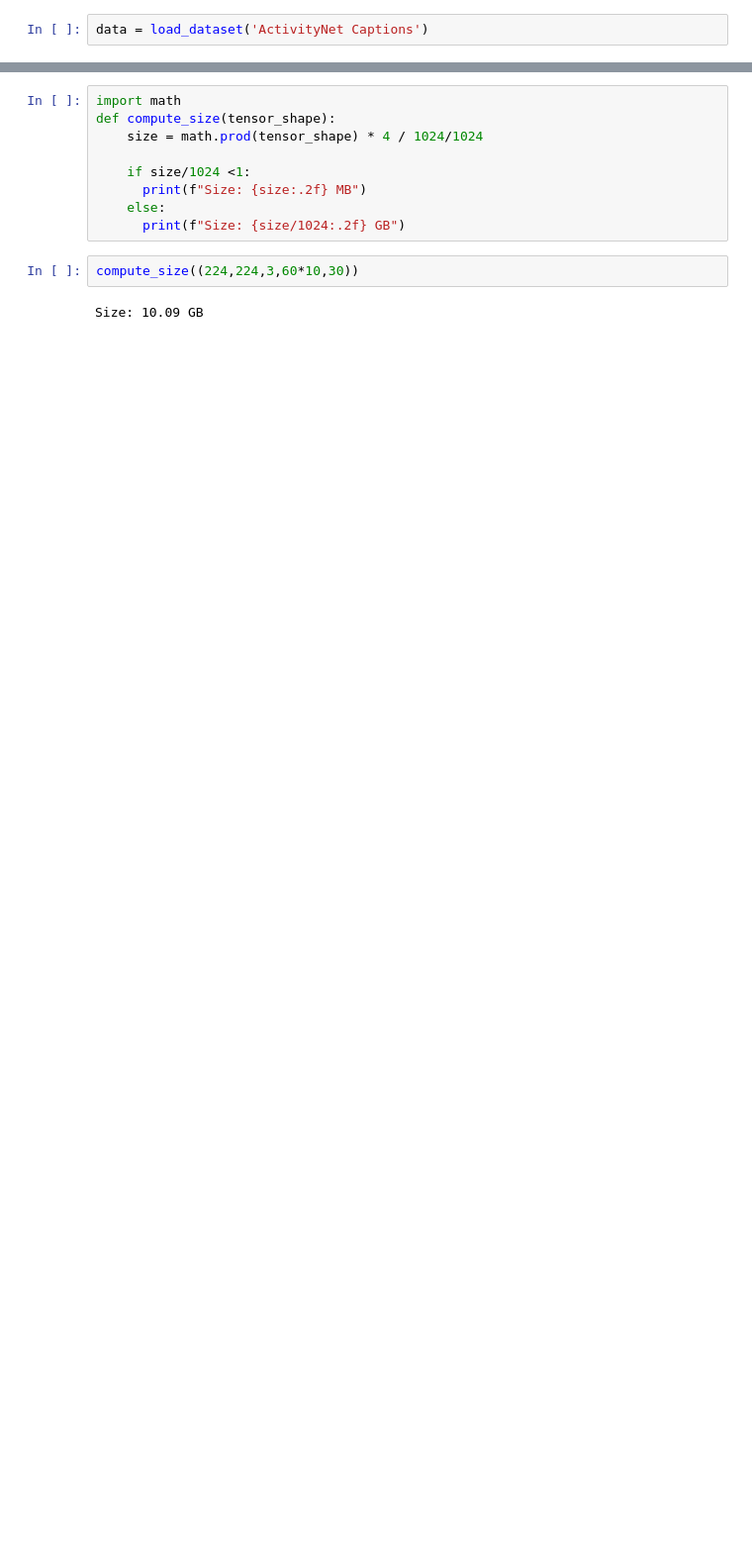
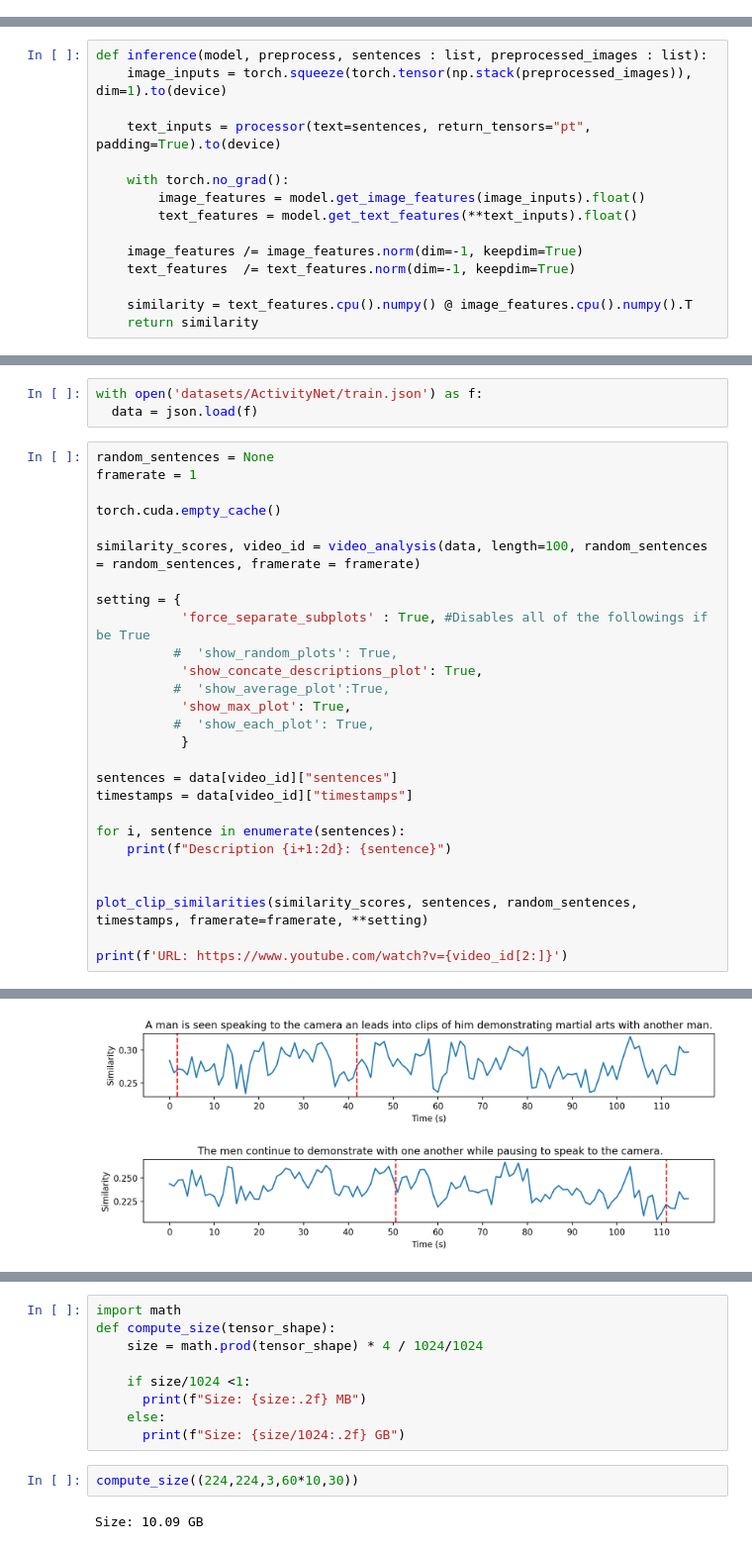
Before and after one commit to abreza/clip-video-embedder, a Jupyter notebook: examples/Toy_Examples.ipynb, the cells around one changed output, grey strips where cells are left out. Shown at 99% size. Cells and saved outputs as stored; diff of their text form; blank space fills up the shorter version.

```diff
--- a/examples/Toy_Examples.ipynb
+++ b/examples/Toy_Examples.ipynb
@@ -392,2 +0,0 @@ def video_analysis(data, length, random_sentences = None, framerate=1,  video_id
-# %%
-data = load_dataset('ActivityNet Captions')
@@ -684,0 +48,15 @@ images
+# %%
+def inference(model, preprocess, sentences : list, preprocessed_images : list):
+    image_inputs = torch.squeeze(torch.tensor(np.stack(preprocessed_images)), dim=1).to(device)
+
+    text_inputs = processor(text=sentences, return_tensors="pt", padding=True).to(device)
+
+    with torch.no_grad():
+        image_features = model.get_image_features(image_inputs).float()
+        text_features = model.get_text_features(**text_inputs).float()
+
+    image_features /= image_features.norm(dim=-1, keepdim=True)
+    text_features  /= text_features.norm(dim=-1, keepdim=True)
+
+    similarity = text_features.cpu().numpy() @ image_features.cpu().numpy().T
+    return similarity
@@ -684,0 +90,31 @@ images
+# %%
+with open('datasets/ActivityNet/train.json') as f:
+  data = json.load(f)
+# %%
+random_sentences = None
+framerate = 1
+
+torch.cuda.empty_cache()
+
+similarity_scores, video_id = video_analysis(data, length=100, random_sentences = random_sentences, framerate = framerate)
+
+setting = {
+           'force_separate_subplots' : True, #Disables all of the followings if be True
+          #  'show_random_plots': True,
+           'show_concate_descriptions_plot': True,
+          #  'show_average_plot':True,
+           'show_max_plot': True,
+          #  'show_each_plot': True,
+           }
+
+sentences = data[video_id]["sentences"]
+timestamps = data[video_id]["timestamps"]
+
+for i, sentence in enumerate(sentences):
+    print(f"Description {i+1:2d}: {sentence}")
+
+
+plot_clip_similarities(similarity_scores, sentences, random_sentences, timestamps, framerate=framerate, **setting)
+
+print(f'URL: https://www.youtube.com/watch?v={video_id[2:]}')
+# %% [output]
@@ -684,0 +129 @@ images
+[figure, added]
```
Also changed, not shown: parts of 48 cells of this notebook, 2 other files.
